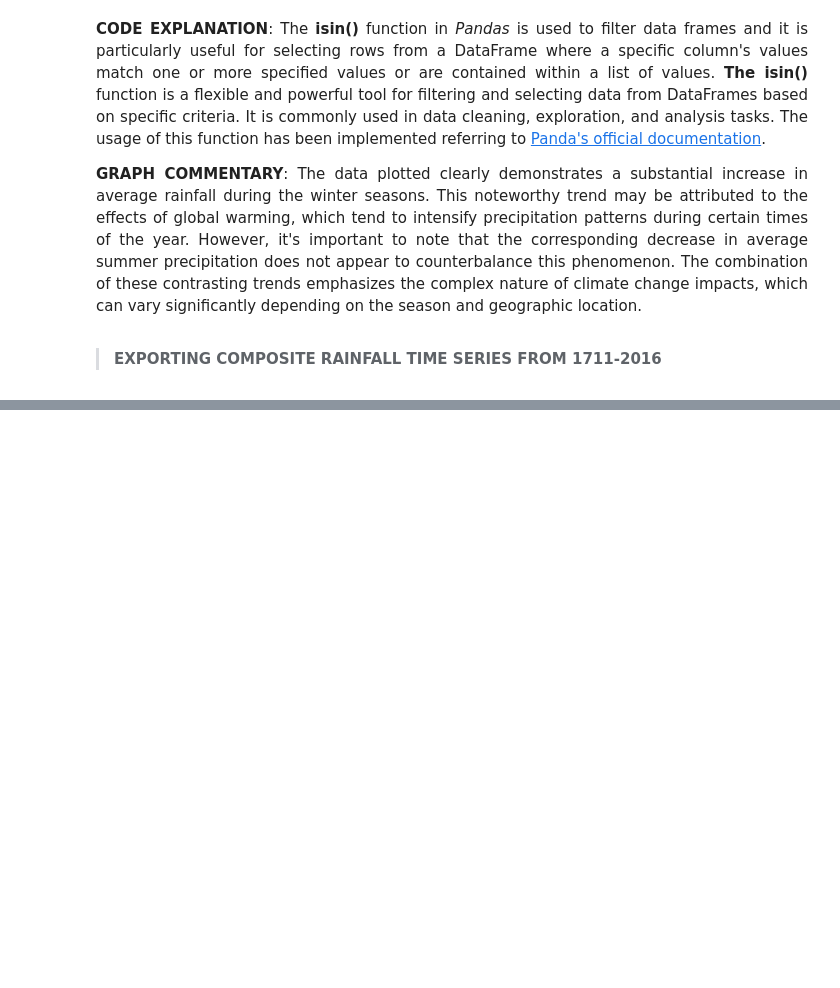
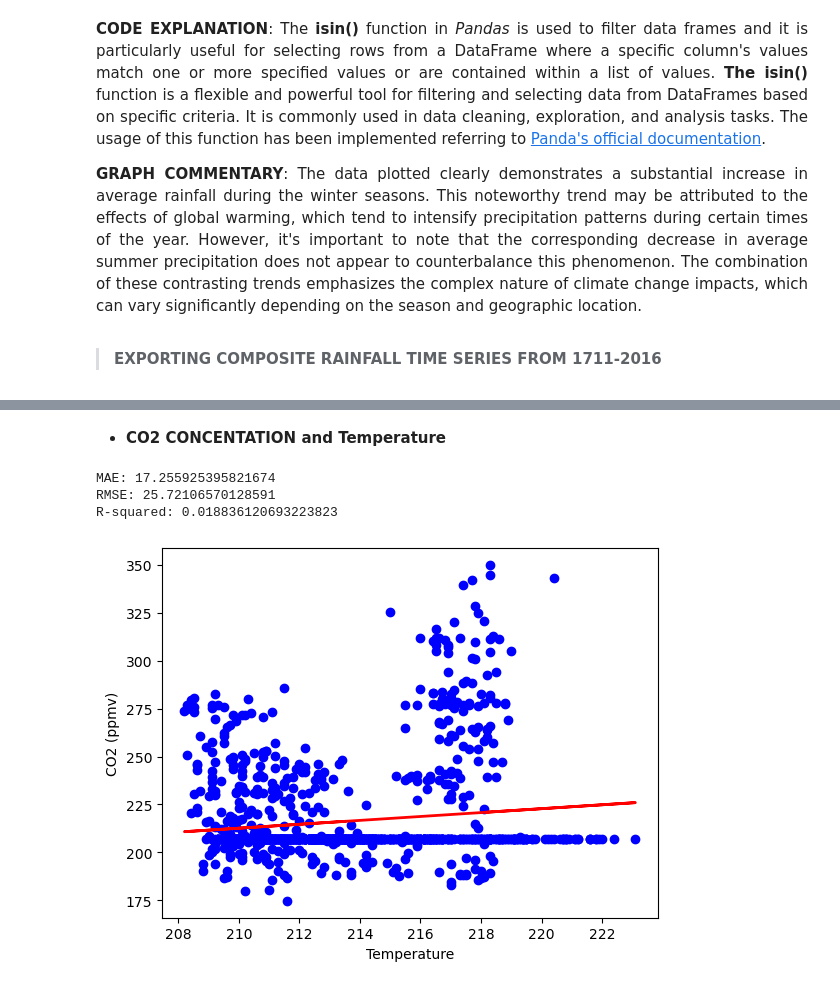
Before and after one commit to AndreaCignoni/PfDA-Project-2-An-Analysis-of-Paleo-Present-Climate-Data, a Jupyter notebook: An analysis of paleo-present climate data.ipynb, the cells around one changed output, grey strips where cells are left out. Cells and saved outputs as stored; diff of their text form; code cells hidden in the pictures; blank space fills up the shorter version.

Commit message:
Trends Predictions

```diff
--- a/An analysis of paleo-present climate data.ipynb
+++ b/An analysis of paleo-present climate data.ipynb
@@ -1150,0 +1208,43 @@ df.to_json(export_path + 'Composite_Rainfall_Time_Series_1711_2016.json', orient
+# %% [markdown]
+- **CO2 CONCENTATION and Temperature**
+# %%
+dataset = pd.read_csv('/Users/andreacignoni/Desktop/Scrivania - Mac mini di Andrea/Repos/PfDA_Project2/exprt/CO2_vs_Temperature.csv')
+
+from sklearn.model_selection import train_test_split
+
+X = dataset['temp'].values.reshape(-1, 1)
+y = dataset['CO2 (ppmv)'].values
+
+X_train, X_test, y_train, y_test = train_test_split(X, y, test_size=0.2, random_state=42)
+# %%
+from sklearn.linear_model import LinearRegression
+
+model = LinearRegression()
+# %%
+# Train the Model
+model.fit(X_train, y_train)
+
+# Make Predictions
+y_pred = model.predict(X_test)
+# %%
+from sklearn.metrics import mean_absolute_error, mean_squared_error, r2_score
+
+mae = mean_absolute_error(y_test, y_pred)
+rmse = mean_squared_error(y_test, y_pred, squared=False)
+r2 = r2_score(y_test, y_pred)
+
+print(f'MAE: {mae}')
+print(f'RMSE: {rmse}')
+print(f'R-squared: {r2}')
+# %% [output]
+MAE: 17.255925395821674
+RMSE: 25.72106570128591
+R-squared: 0.018836120693223823
+# %%
+plt.scatter(X_test, y_test, color='blue')
+plt.plot(X_test, y_pred, color='red', linewidth=2)
+plt.xlabel('Temperature')
+plt.ylabel('CO2 (ppmv)')
+plt.show()
+# %% [output]
+[figure, added]
```
Also changed, not shown: parts of 6 cells of this notebook, 4 other files.
